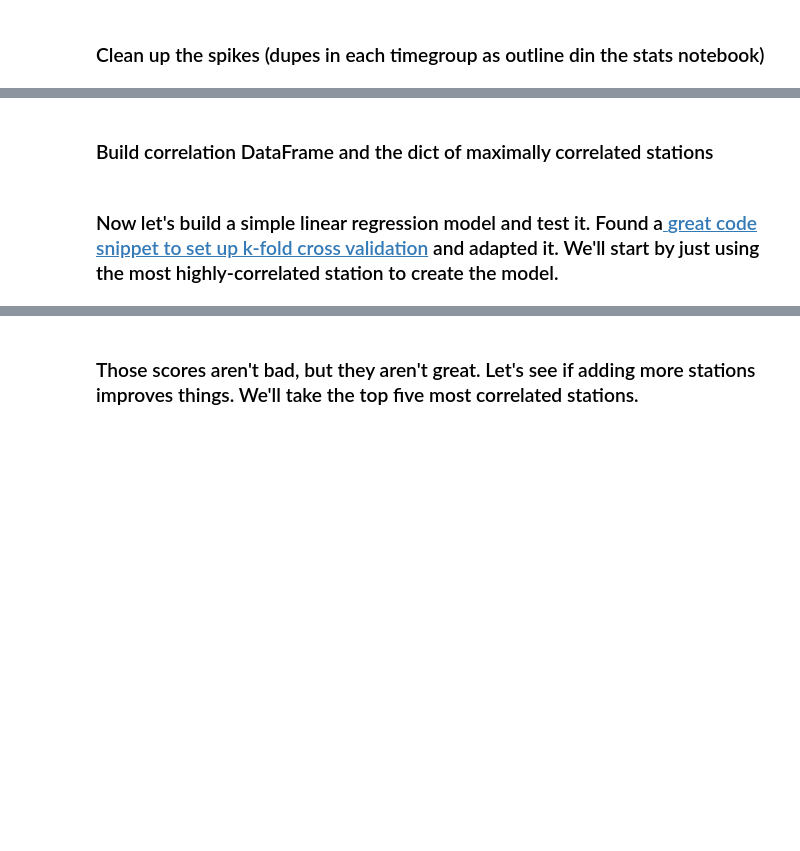
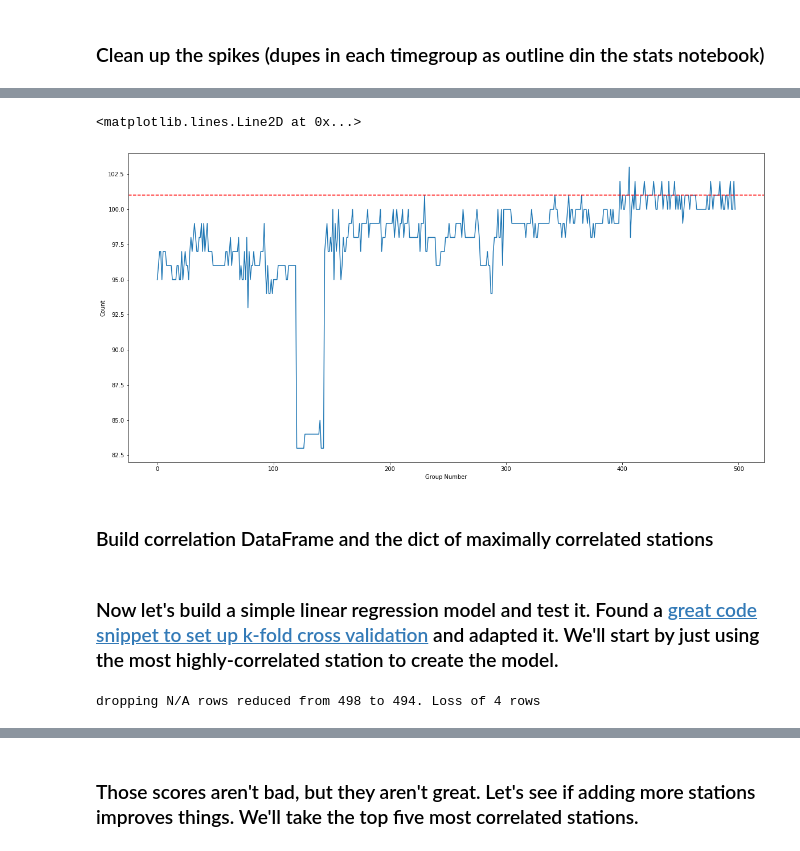
Before and after one commit to riverdogcabin/PSDS4900, a Jupyter notebook: wu_observation_modeling.ipynb, the cells around one changed output, grey strips where cells are left out. Saved outputs shown, nothing was run; the diff lists cells and outputs as text; code cells hidden in the pictures; blank space fills up the shorter version.

Commit message:
Building Models from the Weather Underground data commit 2

```diff
--- a/wu_observation_modeling.ipynb
+++ b/wu_observation_modeling.ipynb
@@ -40,9 +44,12 @@ df.drop(indices_to_drop,inplace=True)
 # %%
-# uncomment the below to check to make sure the spikes are gone
-# grouped = df.groupby(['timestamp_rounded'])
-# ax = grouped.count().reset_index().windspeedAvg.plot(xlabel='Group Number',ylabel='Count',figsize=(20, 10))
+## uncomment the below to check to make sure the spikes are gone
+grouped = df.groupby(['timestamp_rounded'])
+ax = grouped.count().reset_index().windspeedAvg.plot(xlabel='Group Number',ylabel='Count',figsize=(20, 10))
 # ax.axhline(y=55,color='green',linestyle='--')
-# ax.axhline(y=num_stations,color='red',linestyle='--')
+ax.axhline(y=num_stations,color='red',linestyle='--')
+# %% [output]
+<matplotlib.lines.Line2D at 0x...>
+[figure, added]
 # %% [markdown]
 ### Build correlation DataFrame and the dict of maximally correlated stations
 # %%
@@ -61,12 +68,18 @@ for v in columns_to_check:
   #add all the corrleations for this variable as a column to the big correlation dataframe
   corr_df = corr_df.merge(temp_df,on='stationID')
 # %% [markdown]
-### Now let's build a simple linear regression model and test it. Found a[ great code snippet to set up k-fold cross validation](https://becominghuman.ai/linear-regression-in-python-with-pandas-scikit-learn-72574a2ec1a5) and adapted it. We'll start by just using the most highly-correlated station to create the model.
+### Now let's build a simple linear regression model and test it. Found a [ great code snippet to set up k-fold cross validation](https://becominghuman.ai/linear-regression-in-python-with-pandas-scikit-learn-72574a2ec1a5) and adapted it. We'll start by just using the most highly-correlated station to create the model.
 # %%
 target_stations = [my_station, max_correlations['windspeedAvg'].stationID]
 df_filtered = df[df.stationID.isin(target_stations)]
-df_reshaped = df_filtered.pivot(index='timestamp_rounded',columns='stationID',values='windspeedAvg')
+df_reshaped = df_filtered.pivot_table(index='timestamp_rounded',columns='stationID',values='windspeedAvg')
+before = df_reshaped.shape[0]
+df_reshaped.dropna(inplace=True)
+print("dropping N/A rows reduced from {} to {}. Loss of {} rows".format(before,df_reshaped.shape[0],before - df_reshaped.shape[0]))
+# pd.options.display.max_rows = 300 #so we can show the whole dataframe
 # df_reshaped
+# %% [output]
+dropping N/A rows reduced from 498 to 494. Loss of 4 rows
 # %%
 X = pd.DataFrame(df_reshaped.drop(columns=my_station))
 y = pd.DataFrame(df_reshaped[[my_station]]) #target
```
Also changed, not shown: parts of 11 cells of this notebook.
